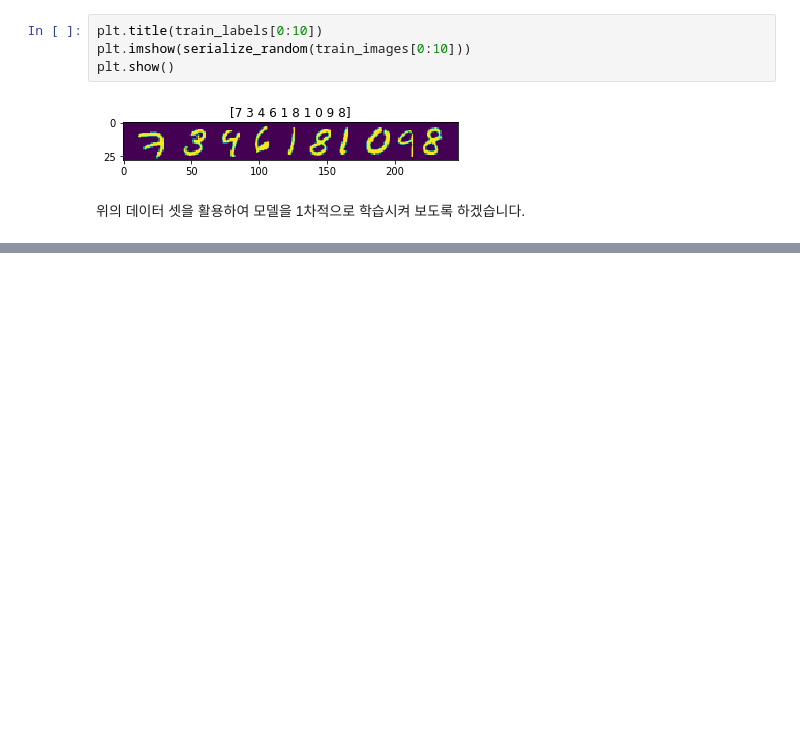
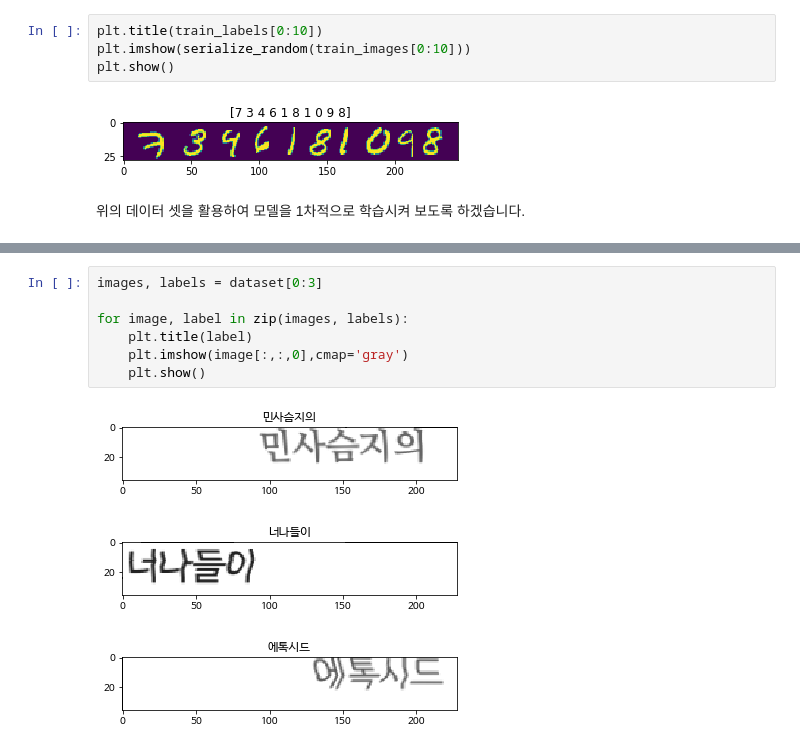
Before and after one commit to pai-sj/ocr-text-recognition, a Jupyter notebook: scripts/(1) Problem Definition.ipynb, the cells around one changed output, grey strips where cells are left out. Saved outputs shown, nothing was run; the diff lists cells and outputs as text; blank space fills up the shorter version.

```diff
--- a/scripts/(1) Problem Definition.ipynb
+++ b/scripts/(1) Problem Definition.ipynb
@@ -94,0 +170,11 @@ plt.show()
+# %%
+images, labels = dataset[0:3]
+
+for image, label in zip(images, labels):
+    plt.title(label)
+    plt.imshow(image[:,:,0],cmap='gray')
+    plt.show()
+# %% [output]
+[figure, added]
+[figure, added]
+[figure, added]
```
Also changed, not shown: parts of 11 cells of this notebook.
